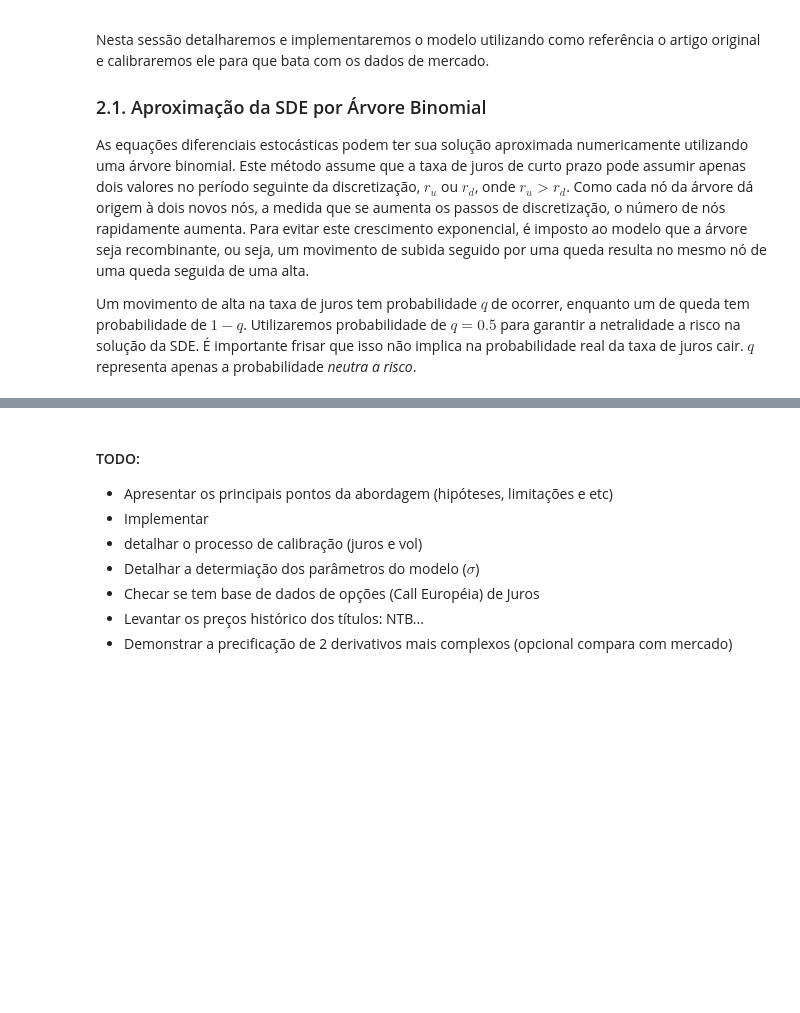
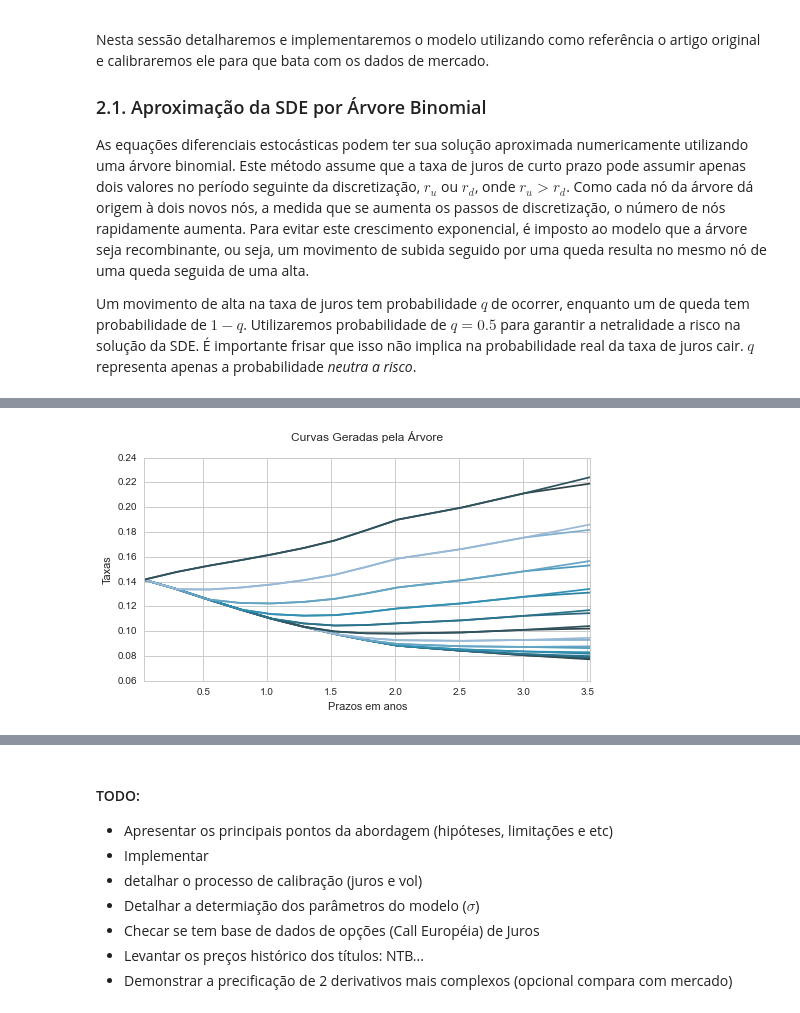
Before and after one commit to ucaiado/ShortRate_Model, a Jupyter notebook: Kalotay-Williams-Fabozzi.ipynb, the cells around one changed output, grey strips where cells are left out. Cells and saved outputs as stored; diff of their text form; code cells hidden in the pictures; blank space fills up the shorter version.

```diff
--- a/Kalotay-Williams-Fabozzi.ipynb
+++ b/Kalotay-Williams-Fabozzi.ipynb
@@ -196,3 +153,7 @@ df.T
+# %%
+my_tree.plot_lattice();
+# %% [output]
+[figure, added]
 # %%
 my_tree.get_description()
 # %% [output]
```
Also changed, not shown: parts of 96 cells of this notebook, 1 other file.
